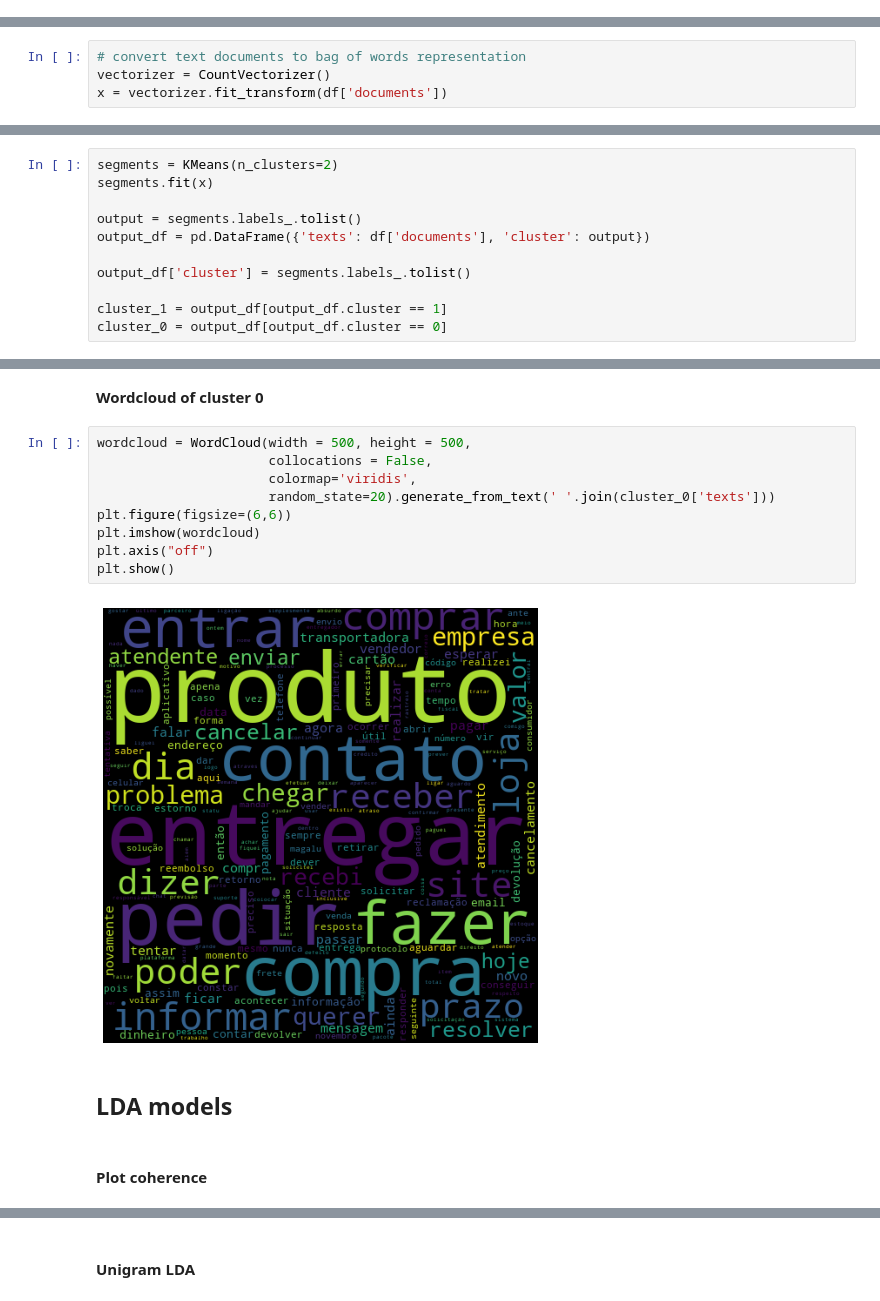
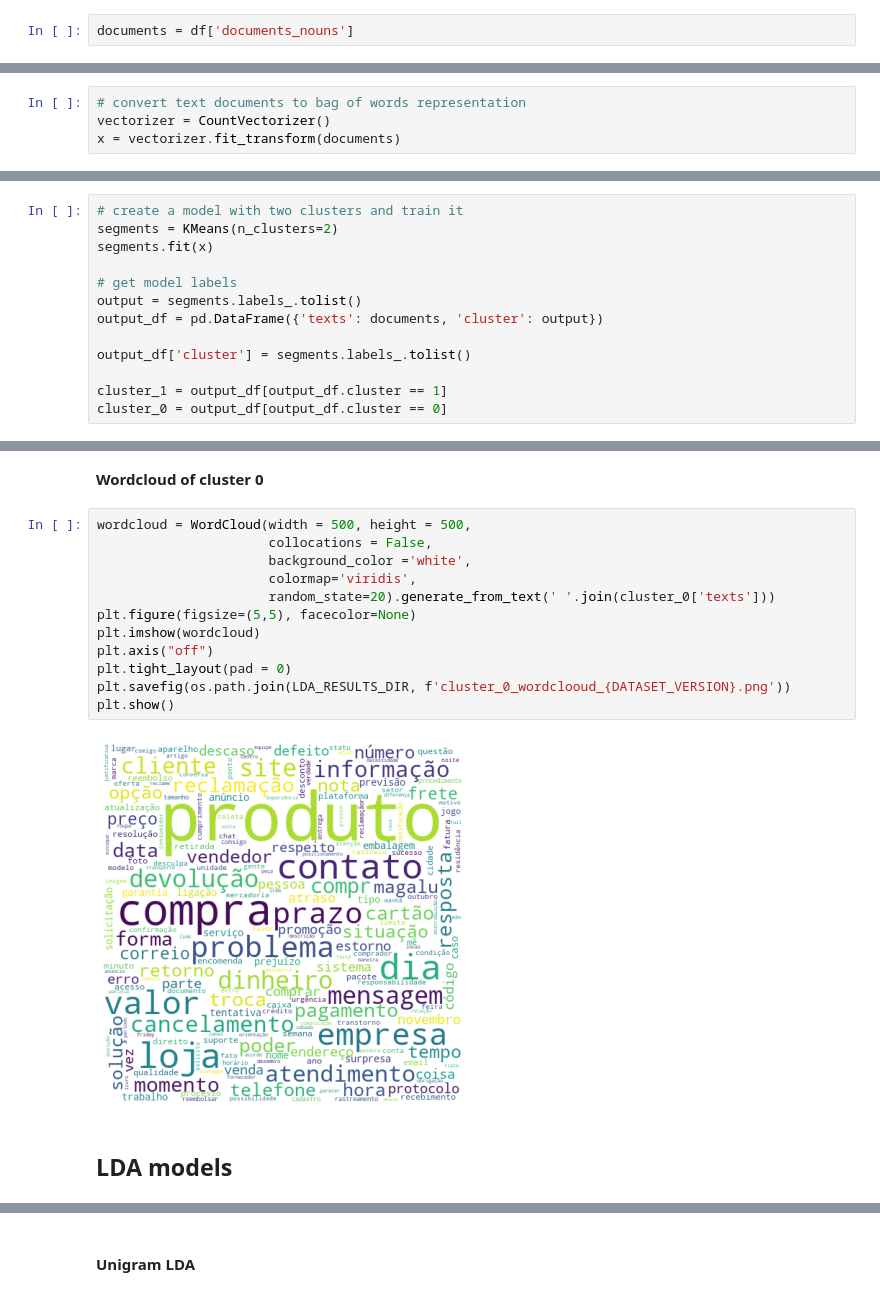
Before and after one commit to mathewsrc/Topic-Modeling-Reclame-Aqui, a Jupyter notebook: Topic_Modeling_Reclame_Aqui_with_LDA.ipynb, the cells around one changed output, grey strips where cells are left out. Saved outputs shown, nothing was run; the diff lists cells and outputs as text.

```diff
--- a/Topic_Modeling_Reclame_Aqui_with_LDA.ipynb
+++ b/Topic_Modeling_Reclame_Aqui_with_LDA.ipynb
@@ -105,11 +125,13 @@ df.head()
 #### **K-Means elbow**
 
 The elbow method is a type of method for checking the consistency of clusters created. It  finds the ideal number of clusters in data. Explained variance considers the percentage of variance explained and derives an ideal number of clusters.
+# %%
+documents = df['documents_nouns']
 # %%
 if not os.path.exists(LDA_RESULTS_DIR):
     os.makedirs(LDA_RESULTS_DIR)
 # %%
 # convert text documents to bag of words representation
 vectorizer = CountVectorizer()
-x = vectorizer.fit_transform(df['documents'])
+x = vectorizer.fit_transform(documents)
 # %%
@@ -166,11 +195,13 @@ pd.DataFrame(silhouette, columns=['clusters', 'score']).to_csv(os.path.join(LDA_
 # %% [markdown]
 #### **Clustering model**
 # %%
+# create a model with two clusters and train it
 segments = KMeans(n_clusters=2)
 segments.fit(x)
 
+# get model labels
 output = segments.labels_.tolist()
-output_df = pd.DataFrame({'texts': df['documents'], 'cluster': output})
+output_df = pd.DataFrame({'texts': documents, 'cluster': output})
 
 output_df['cluster'] = segments.labels_.tolist()
 
@@ -194,15 +228,16 @@ plt.show()
 # %%
 wordcloud = WordCloud(width = 500, height = 500,
                       collocations = False,
+                      background_color ='white',
                       colormap='viridis',
                       random_state=20).generate_from_text(' '.join(cluster_0['texts']))
-plt.figure(figsize=(6,6))
+plt.figure(figsize=(5,5), facecolor=None)
 plt.imshow(wordcloud)
 plt.axis("off")
+plt.tight_layout(pad = 0)
+plt.savefig(os.path.join(LDA_RESULTS_DIR, f'cluster_0_wordclooud_{DATASET_VERSION}.png'))
 plt.show()
 # %% [output]
-[figure, old version]
+[figure, new version]
 # %% [markdown]
 ## **LDA models**
-# %% [markdown]
-#### **Plot coherence**
```
Also changed, not shown: parts of 47 cells of this notebook.
